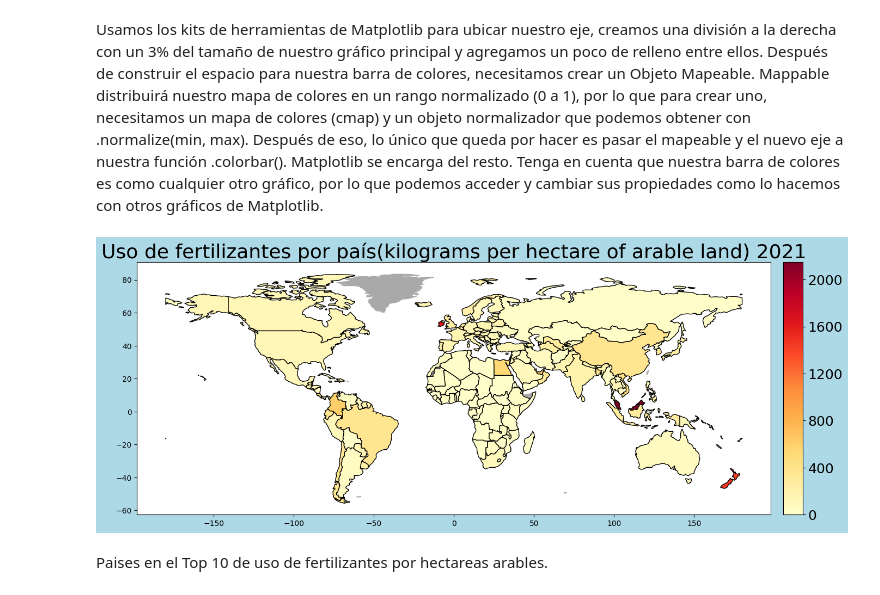
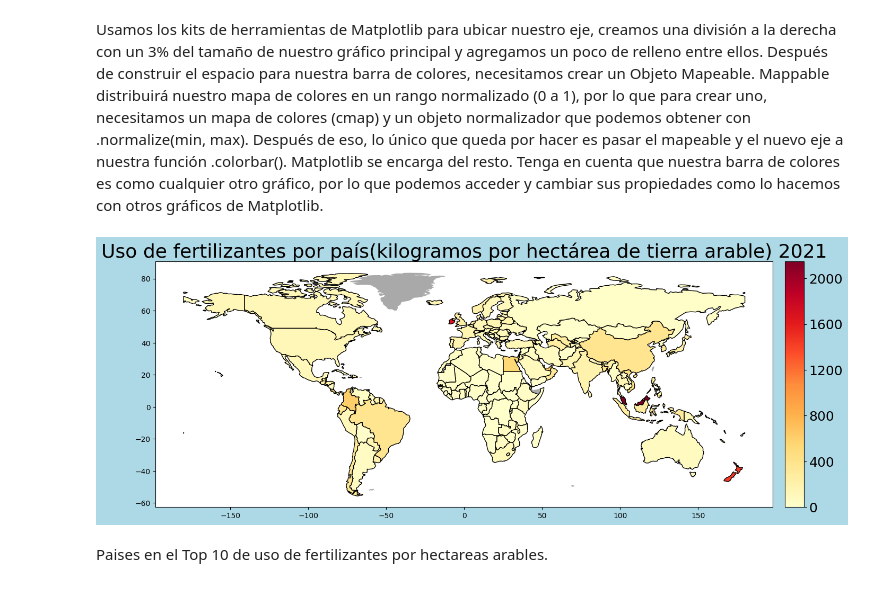
Before and after one commit to selheidi/Uso-Mundial-de-Fertilizantes, a Jupyter notebook: Consumo_Fertilizantes_geopandas.ipynb, the cells around one changed output. Drawn from its saved outputs; the diff is of its cells as text; code cells hidden in the pictures.

```diff
--- a/Consumo_Fertilizantes_geopandas.ipynb
+++ b/Consumo_Fertilizantes_geopandas.ipynb
@@ -228,33 +228,33 @@ Usamos los kits de herramientas de Matplotlib para ubicar nuestro eje, creamos u
 # %%
 
 # Crear una figura y ejes
 fig, ax = plt.subplots(1, figsize=(16, 8), facecolor='lightblue')
 
 # Dibujar el mapa mundial en gris
 world.plot(ax=ax, color='darkgrey')
 
 # Dibujar el mapa de valores de fertilizantes por país, usando una escala de colores de amarillo a rojo
 #lineas negras remarcando paises
 world_values.plot(column='value', ax=ax, cmap='YlOrRd', edgecolors='black')
 
 # set an axis for the color bar
 divider = make_axes_locatable(ax)
 cax = divider.append_axes("right", size="3%", pad=0.05)
 # color bar
 vmax = world_values.value.max()
 mappable = plt.cm.ScalarMappable(cmap='YlOrRd', norm=plt.Normalize(vmin=0, vmax=vmax))
 cbar = fig.colorbar(mappable, cax=cax)
 
 cbar.set_ticks(np.arange(0, vmax, 400))
 cbar.ax.tick_params(labelsize=18)
 
 
-ax.set_title('Uso de fertilizantes por país(kilograms per hectare of arable land) 2021', fontsize=26)
+ax.set_title('Uso de fertilizantes por país(kilogramos por hectárea de tierra arable) 2021', fontsize=26)
 plt.savefig('Uso Mundial de Fertilizantes.png')
 # Mostrar el mapa
 plt.show()
 # %% [output]
-[figure, old version]
+[figure, new version]
 # %% [markdown]
 Paises en el Top 10 de uso de fertilizantes por hectareas arables.
 # %%
```
